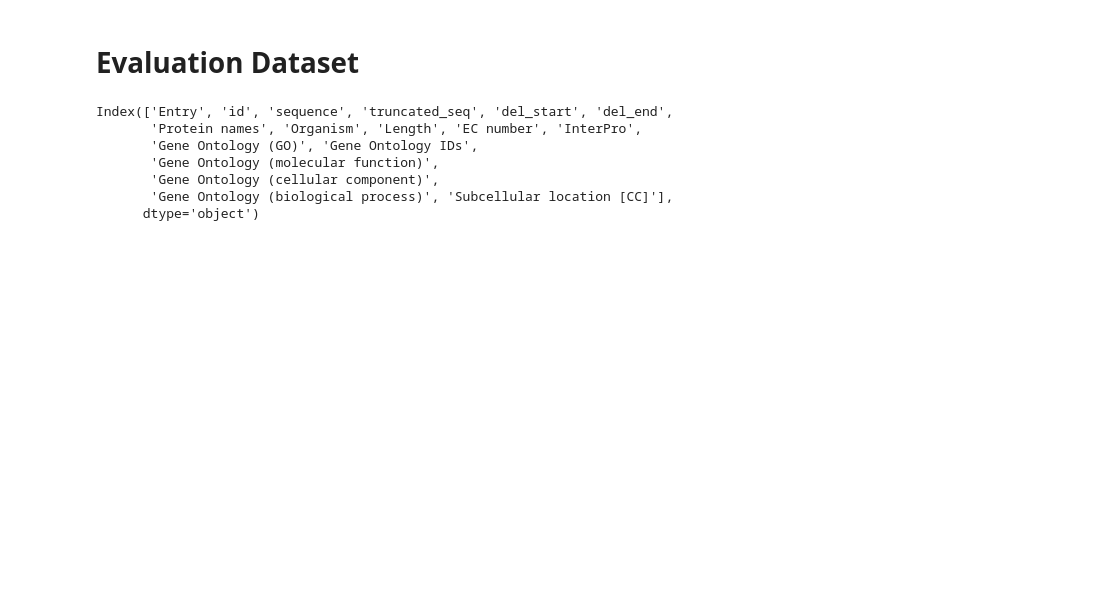
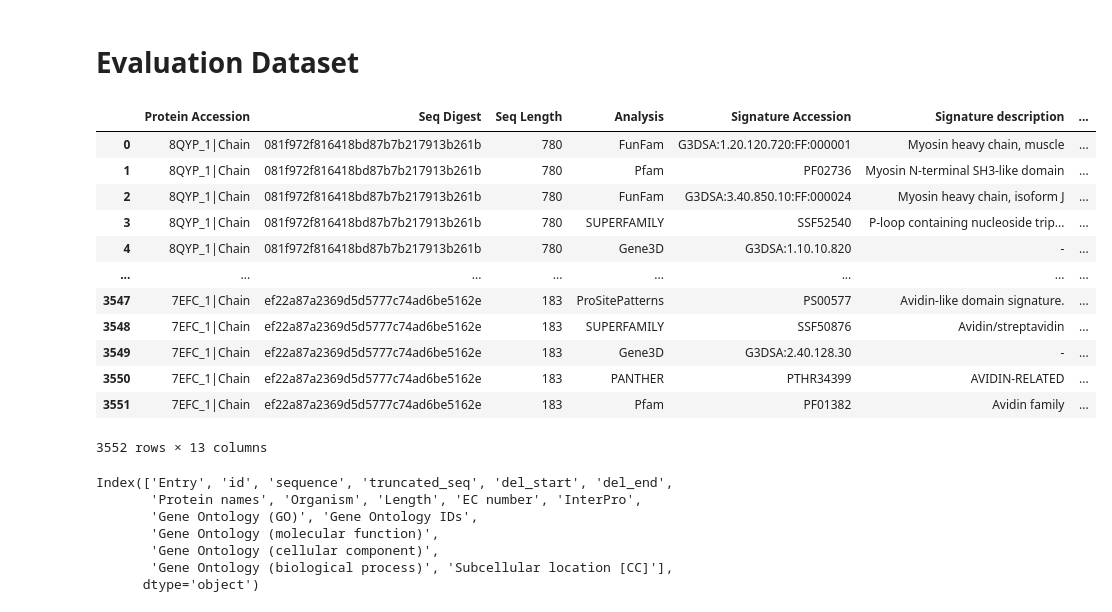
Before and after one commit to vihan-lakshman/mutagenic, a Jupyter notebook: masking_pipeline_new.ipynb, the cells around one changed output. Drawn from its saved outputs; the diff is of its cells as text; code cells hidden in the pictures; blank space fills up the shorter version.

```diff
--- a/masking_pipeline_new.ipynb
+++ b/masking_pipeline_new.ipynb
@@ -11,3 +10,25 @@ df = pd.read_csv('/content/prelim-deletion-validation-dataset-functional-annotat
+# %%
+esm3_test_df = pd.read_csv('/content/selectedrcsbpdb.tsv', sep='\t', header = None)
+
+# Drop the last two columns
+esm3_test_df = esm3_test_df.iloc[:, :-2]
+esm3_test_df.columns = ["Protein Accession", "Seq Digest", "Seq Length", "Analysis", "Signature Accession", "Signature description", "Start location", "Stop location", "Score", "Status", "Date", "InterPro accession", "InterPro description"]
+# %%
+esm3_test_df
+# %% [output]
+|  | Protein Accession | Seq Digest | Seq Length | Analysis | Signature Accession | Signature description | ... |
+| 0 | 8QYP_1|Chain | 081f972f816418bd87b7b217913b261b | 780 | FunFam | G3DSA:1.20.120.720:FF:000001 | Myosin heavy chain, muscle | ... |
+| 1 | 8QYP_1|Chain | 081f972f816418bd87b7b217913b261b | 780 | Pfam | PF02736 | Myosin N-terminal SH3-like domain | ... |
+| 2 | 8QYP_1|Chain | 081f972f816418bd87b7b217913b261b | 780 | FunFam | G3DSA:3.40.850.10:FF:000024 | Myosin heavy chain, isoform J | ... |
+| 3 | 8QYP_1|Chain | 081f972f816418bd87b7b217913b261b | 780 | SUPERFAMILY | SSF52540 | P-loop containing nucleoside trip... | ... |
+| 4 | 8QYP_1|Chain | 081f972f816418bd87b7b217913b261b | 780 | Gene3D | G3DSA:1.10.10.820 | - | ... |
+| ... | ... | ... | ... | ... | ... | ... | ... |
+| 3547 | 7EFC_1|Chain | ef22a87a2369d5d5777c74ad6be5162e | 183 | ProSitePatterns | PS00577 | Avidin-like domain signature. | ... |
+| 3548 | 7EFC_1|Chain | ef22a87a2369d5d5777c74ad6be5162e | 183 | SUPERFAMILY | SSF50876 | Avidin/streptavidin | ... |
+| 3549 | 7EFC_1|Chain | ef22a87a2369d5d5777c74ad6be5162e | 183 | Gene3D | G3DSA:2.40.128.30 | - | ... |
+| 3550 | 7EFC_1|Chain | ef22a87a2369d5d5777c74ad6be5162e | 183 | PANTHER | PTHR34399 | AVIDIN-RELATED | ... |
+| 3551 | 7EFC_1|Chain | ef22a87a2369d5d5777c74ad6be5162e | 183 | Pfam | PF01382 | Avidin family | ... |
+3552 rows × 13 columns
 # %%
 df.columns
 # %% [output]
```
Also changed, not shown: parts of 1 cell of this notebook.
